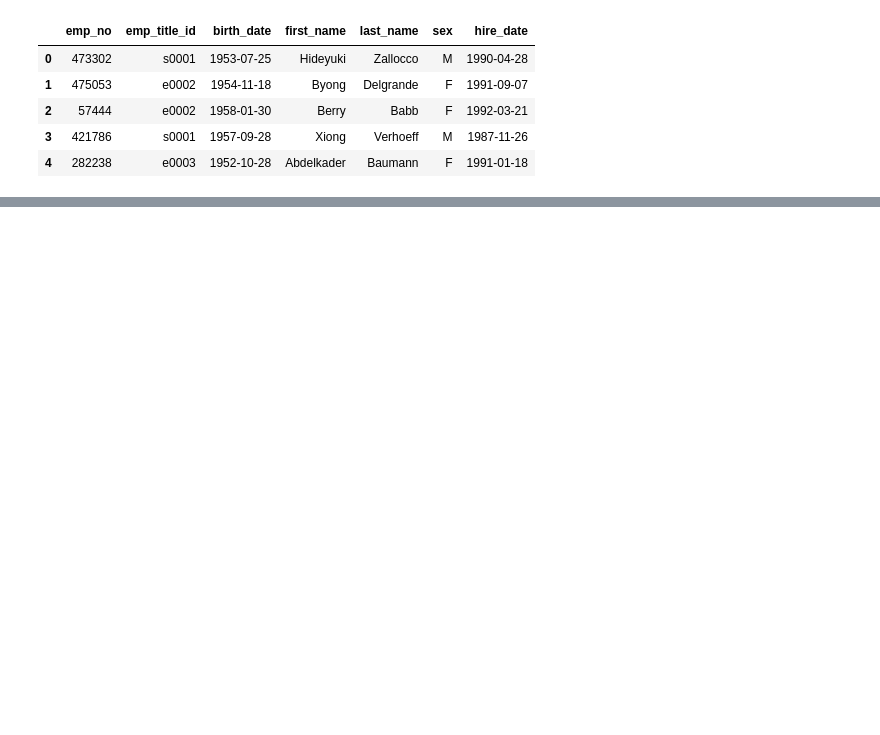
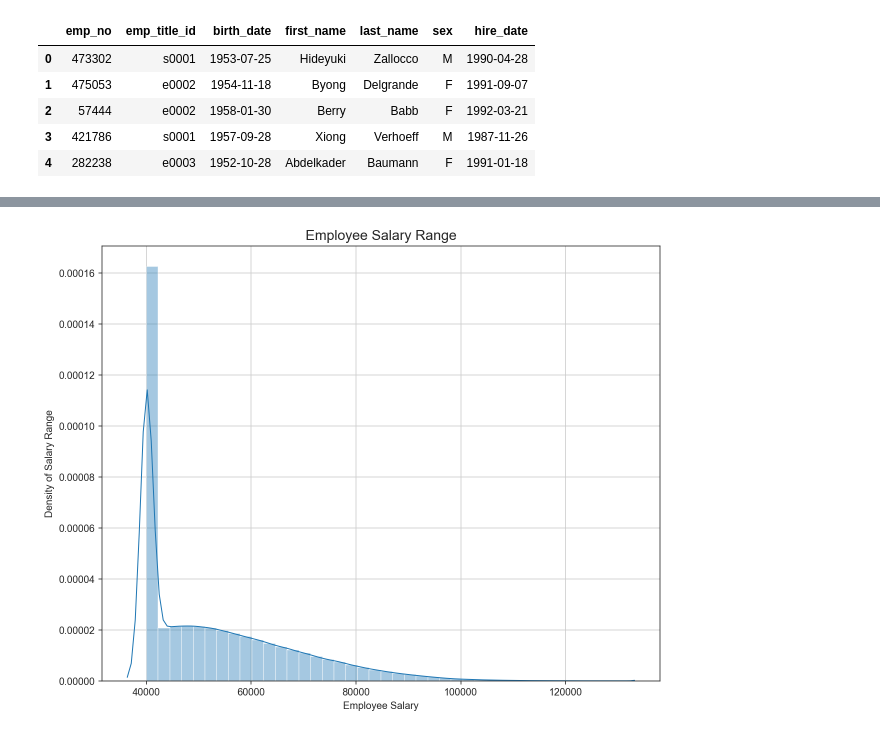
Before and after one commit to gitgranthub/sql-challenge, a Jupyter notebook: EmployeeSQL/EmployeeDB_viz.ipynb, the cells around one changed output, grey strips where cells are left out. Drawn from its saved outputs; the diff is of its cells as text; code cells hidden in the pictures; blank space fills up the shorter version.

Commit message:
added complete bonus with images

```diff
--- a/EmployeeSQL/EmployeeDB_viz.ipynb
+++ b/EmployeeSQL/EmployeeDB_viz.ipynb
@@ -1,6 +1,15 @@
 # %%
 # SQLAlchemy
+import numpy as np
 import pandas as pd
+import matplotlib.pyplot as plt
+from matplotlib.pylab import rcParams
+import seaborn as sns
+sns.set_style('ticks')
+%config InlineBackend.figure_formats =['retina']
+plt.rc('lines', linewidth=1)
+rcParams['figure.figsize'] = 10,8
+from scipy import stats
 from sqlalchemy import create_engine
 from config import username
 from config import noseepass
@@ -18,3 +27,6 @@ emp_data.head()
 | 2 | 57444 | e0002 | 1958-01-30 | Berry | Babb | F | 1992-03-21 |
 | 3 | 421786 | s0001 | 1957-09-28 | Xiong | Verhoeff | M | 1987-11-26 |
 | 4 | 282238 | e0003 | 1952-10-28 | Abdelkader | Baumann | F | 1991-01-18 |
+# %%
+sal_data = pd.read_sql('select * from salaries', connection)
+sal_data.head()
@@ -20,0 +40,3 @@ emp_data.head()
+# %%
+emp_sal = pd.merge(emp_data, sal_data, on='emp_no')
+emp_sal.head()
@@ -20,0 +50,13 @@ emp_data.head()
+# %%
+# Create a histogram to visualize the most common salary ranges for employees.
+
+sns.distplot(emp_sal['salary'].astype(int), bins=40, kde=True, norm_hist=False)
+plt.grid(True)
+plt.ylabel("Density of Salary Range")
+plt.xlabel("Employee Salary")
+plt.title('Employee Salary Range', fontsize=14)
+fig1 = plt.gcf()
+fig1.savefig('images/histo_salary.png', bbox_inches = 'tight', dpi=150)
+plt.show()
+# %% [output]
+[figure, added]
```
Also changed, not shown: parts of 8 cells of this notebook, 4 other files.
